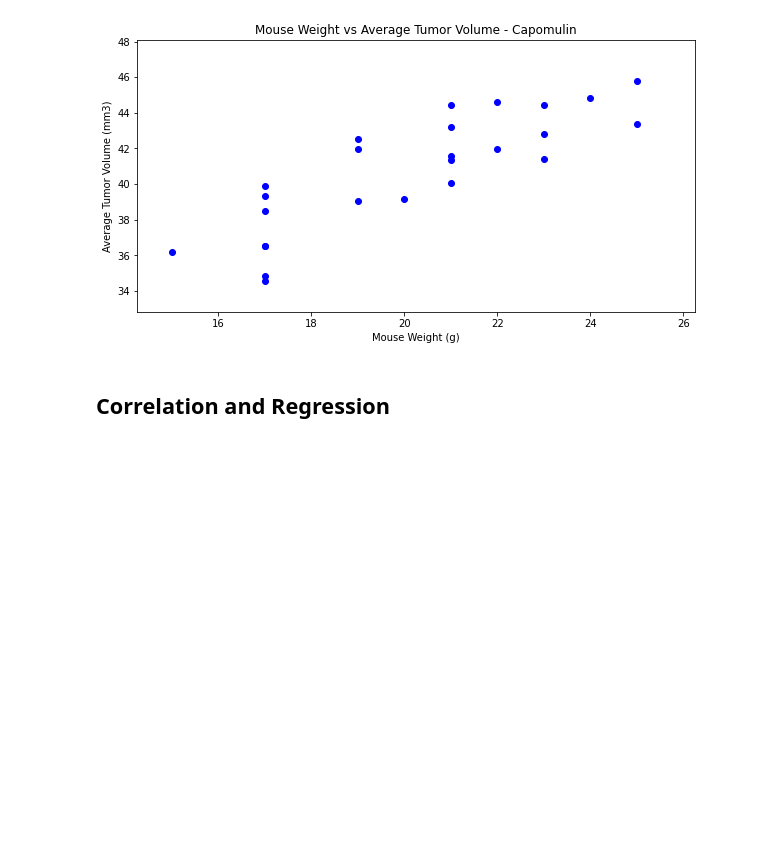
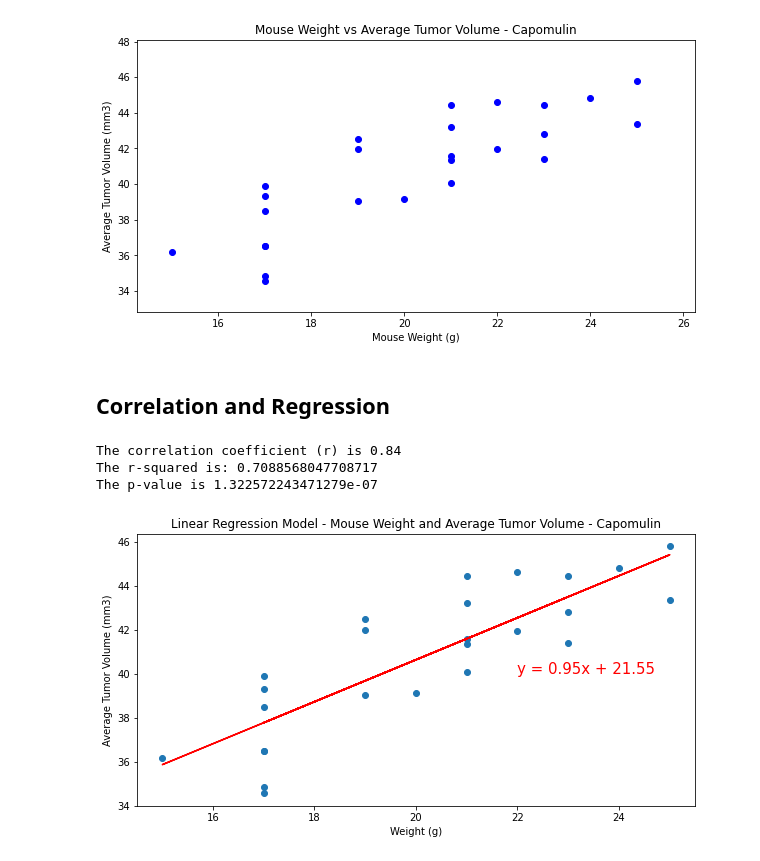
Before and after one commit to christypatrick/Pymaceuticals, a Jupyter notebook: pymaceuticals_starter.ipynb, the cells around one changed output. Drawn from its saved outputs; the diff is of its cells as text; code cells hidden in the pictures; blank space fills up the shorter version.

```diff
--- a/pymaceuticals_starter.ipynb
+++ b/pymaceuticals_starter.ipynb
@@ -461,0 +438,42 @@ plt.show()
+# %%
+# Calculate the correlation coefficient and linear regression model
+# for mouse weight and average tumor volume for the Capomulin regimen
+
+#Calculate Correlation
+correlation = st.pearsonr(avg_weight["Weight (g)"], avg_weight["Avg Tumor Volume"])
+
+x_values = avg_weight["Weight (g)"]
+y_values = avg_weight["Avg Tumor Volume"]
+
+# Run the regression and store each of the returned values
+slope, intercept, rvalue, pvalue, stderr = linregress(x_values, y_values)
+
+# Calculate the predictions for each value of x (# Rooms)
+regression_values = x_values * slope + intercept
+
+# store a string version of the linear equation, so we can display it on the plot
+line_eq = "y = " + str(round(slope,2)) + "x + " + str(round(intercept,2))
+
+plt.figure(figsize=(10,5))
+# Plot observations
+plt.scatter(x_values, y_values)
+
+# Plot the regression line
+plt.plot(x_values, regression_values, "red")
+
+# Annotate the plot with the linear equation
+plt.annotate(line_eq, (22, 40), fontsize=15, color="red")
+plt.title("Linear Regression Model - Mouse Weight and Average Tumor Volume - Capomulin")
+plt.xlabel("Weight (g)")
+plt.ylabel("Average Tumor Volume (mm3)")
+
+print(f"The correlation coefficient (r) is {round(correlation[0],2)}")
+print(f"The r-squared is: {rvalue**2}")
+print(f"The p-value is {correlation[1]}")
+
+plt.show()
+# %% [output]
+The correlation coefficient (r) is 0.84
+The r-squared is: 0.7088568047708717
+The p-value is 1.322572243471279e-07
+[figure, added]
```
Also changed, not shown: parts of 18 cells of this notebook.
